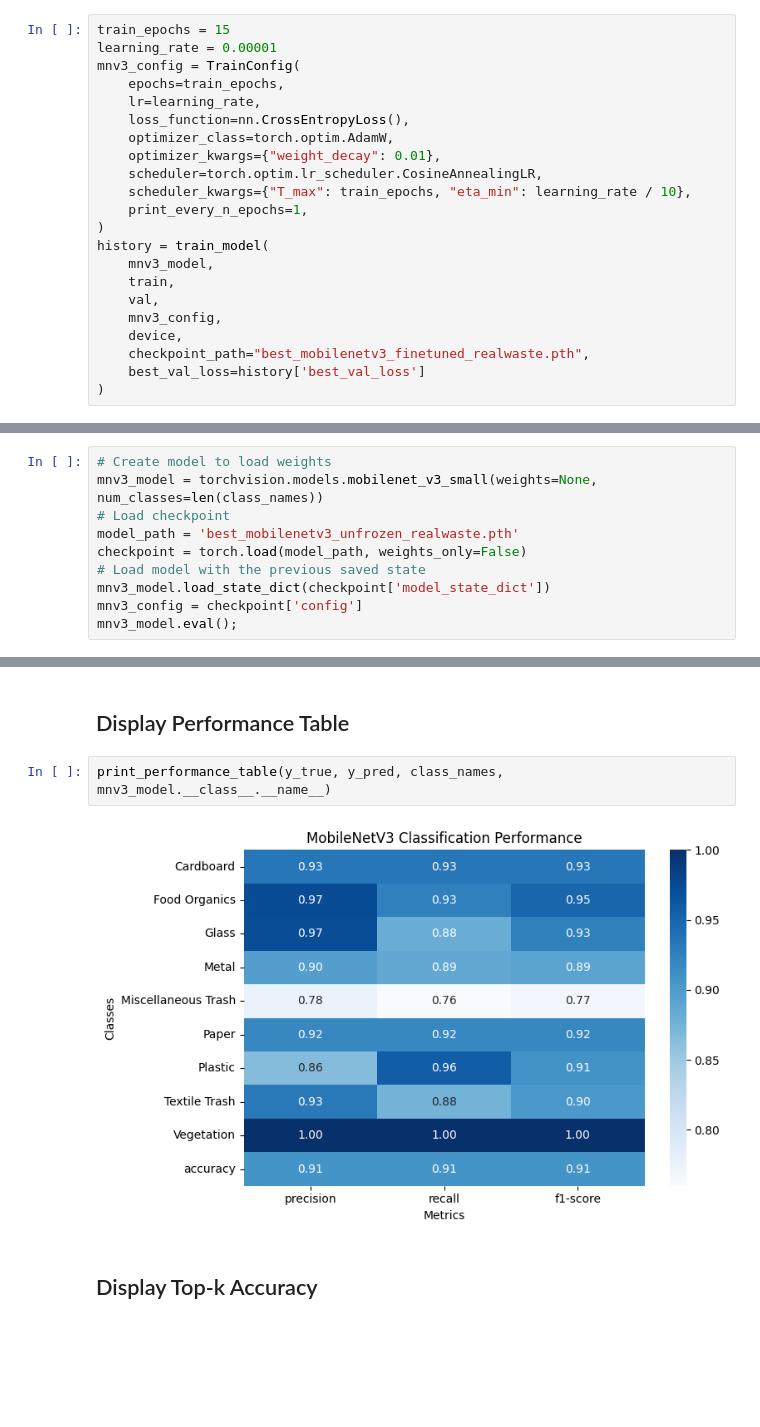
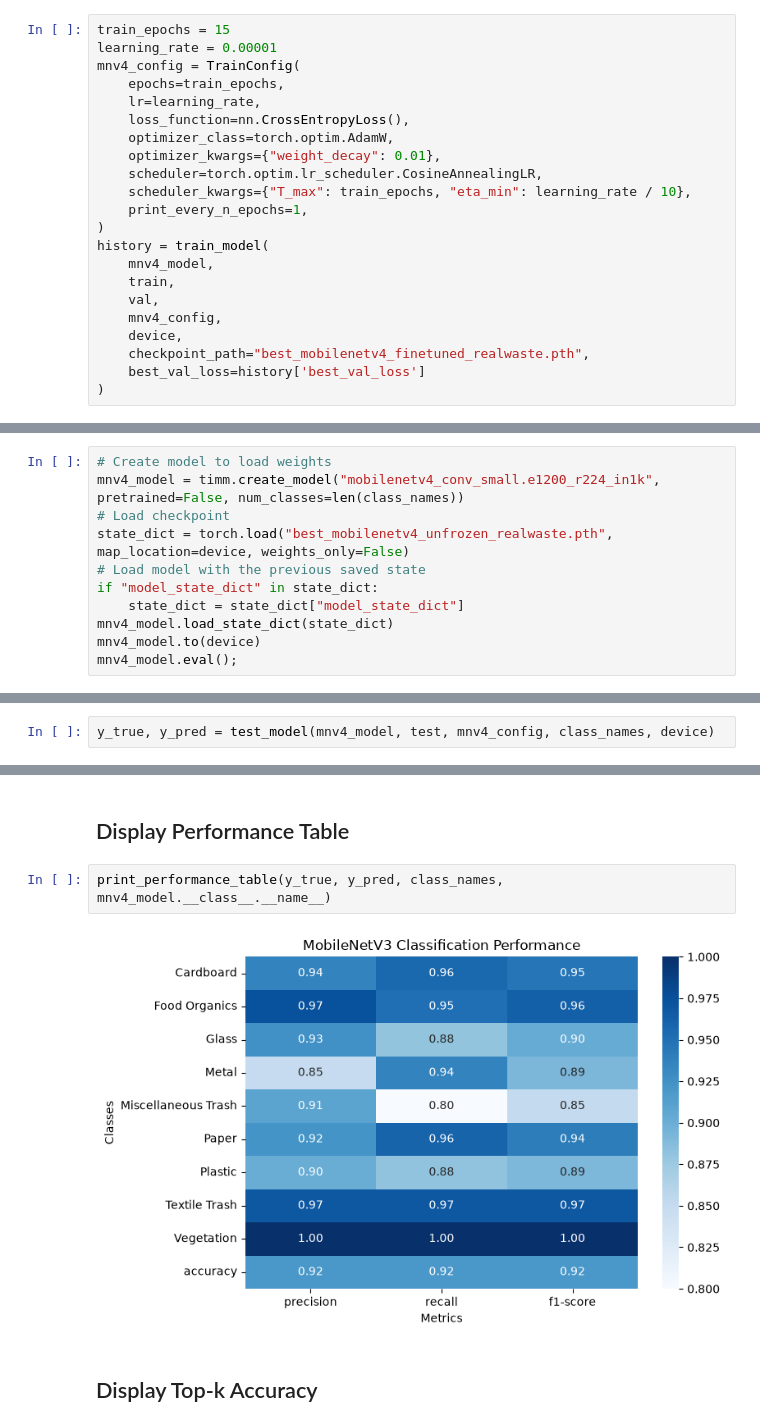
Before and after one commit to AmielCyber/waste-classification, a Jupyter notebook: model-training-notebook/waste_classification.ipynb, the cells around one changed output, grey strips where cells are left out. Saved outputs shown, nothing was run; the diff lists cells and outputs as text; blank space fills up the shorter version.

```diff
--- a/model-training-notebook/waste_classification.ipynb
+++ b/model-training-notebook/waste_classification.ipynb
@@ -1267,7 +1292,7 @@ for param in mnv3_model.features[-5].parameters():
 # %%
 train_epochs = 15
 learning_rate = 0.00001
-mnv3_config = TrainConfig(
+mnv4_config = TrainConfig(
     epochs=train_epochs,
     lr=learning_rate,
     loss_function=nn.CrossEntropyLoss(),
@@ -1278,12 +1303,12 @@ mnv3_config = TrainConfig(
     print_every_n_epochs=1,
 )
 history = train_model(
-    mnv3_model,
+    mnv4_model,
     train,
     val,
-    mnv3_config,
+    mnv4_config,
     device,
-    checkpoint_path="best_mobilenetv3_finetuned_realwaste.pth",
+    checkpoint_path="best_mobilenetv4_finetuned_realwaste.pth",
     best_val_loss=history['best_val_loss']
 )
 # %% [output]
@@ -1400,13 +1422,14 @@ print_performance_table(y_true, y_pred, class_names, mnv3_model.__class__.__name
 ## Load Model
 # %%
 # Create model to load weights
-mnv3_model = torchvision.models.mobilenet_v3_small(weights=None, num_classes=len(class_names))
+mnv4_model = timm.create_model("mobilenetv4_conv_small.e1200_r224_in1k", pretrained=False, num_classes=len(class_names))
 # Load checkpoint
-model_path = 'best_mobilenetv3_unfrozen_realwaste.pth'
-checkpoint = torch.load(model_path, weights_only=False)
+state_dict = torch.load("best_mobilenetv4_unfrozen_realwaste.pth", map_location=device, weights_only=False)
 # Load model with the previous saved state
-mnv3_model.load_state_dict(checkpoint['model_state_dict'])
-mnv3_config = checkpoint['config']
-mnv3_model.eval();
+if "model_state_dict" in state_dict:
+    state_dict = state_dict["model_state_dict"]
+mnv4_model.load_state_dict(state_dict)
+mnv4_model.to(device)
+mnv4_model.eval();
 # %% [markdown]
 ## Test Model
@@ -1414,0 +1436,2 @@ y_true, y_pred = test_model(mnv3_model, test, mnv3_config, class_names, device)
+# %%
+y_true, y_pred = test_model(mnv4_model, test, mnv4_config, class_names, device)
@@ -1422,8 +1458,8 @@ print_confusion_matrix(y_true, y_pred, class_names, mnv3_model.__class__.__name_
 # %% [markdown]
 ## Display Performance Table
 # %%
-print_performance_table(y_true, y_pred, class_names, mnv3_model.__class__.__name__)
+print_performance_table(y_true, y_pred, class_names, mnv4_model.__class__.__name__)
 # %% [output]
-[figure, old version]
+[figure, new version]
 # %% [markdown]
 ## Display Top-k Accuracy
```
Also changed, not shown: parts of 76 cells of this notebook, 2 other files.
